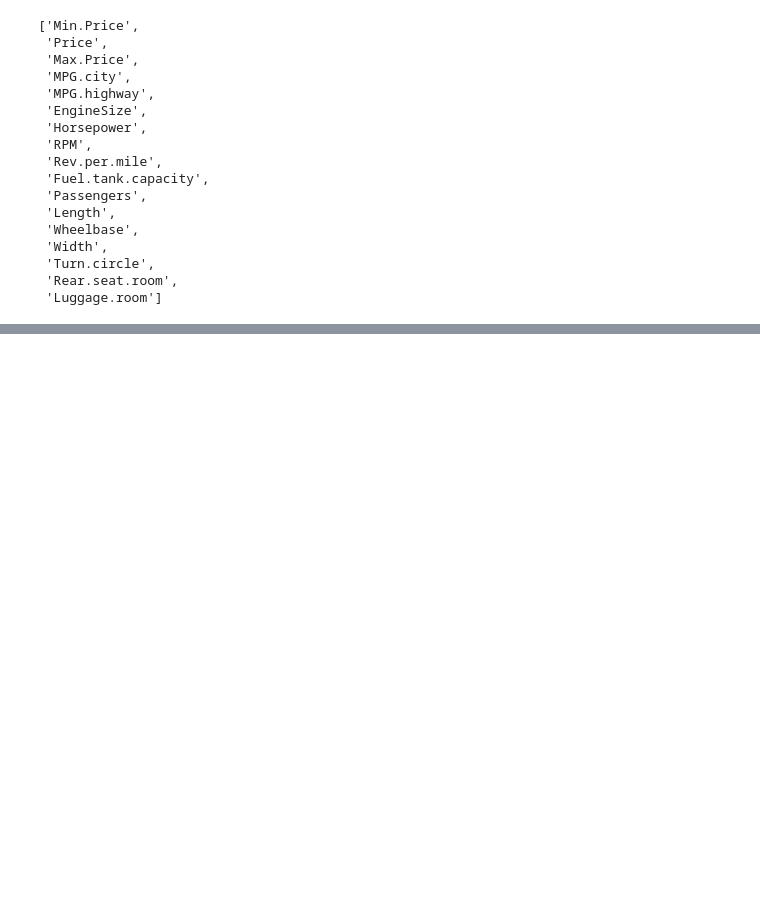
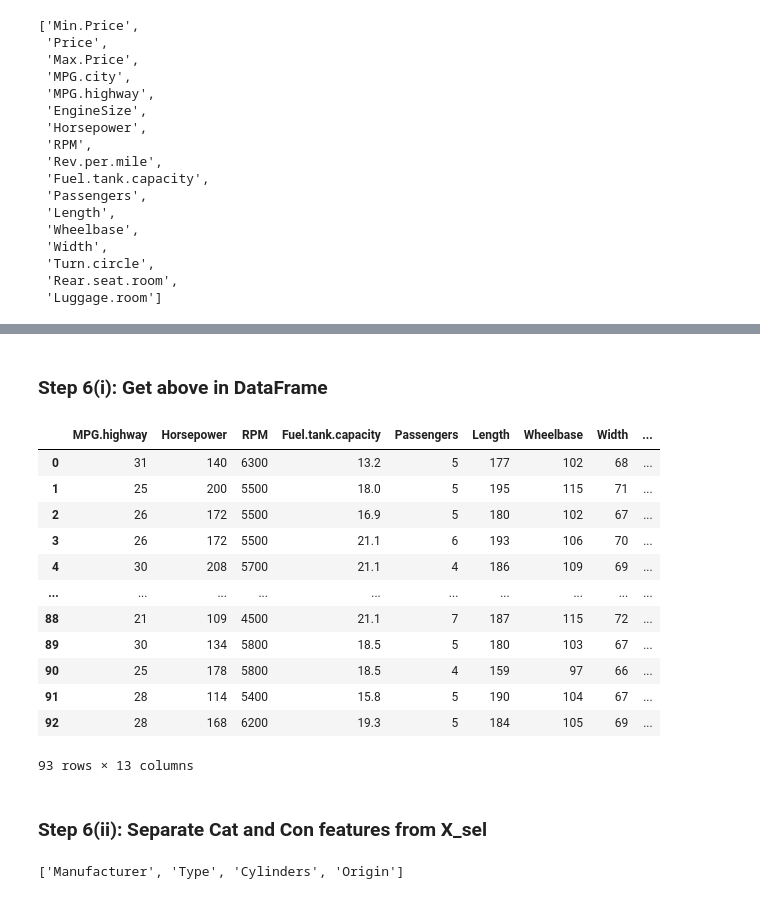
Before and after one commit to DeepikaJ08/ETLHiveML, a Jupyter notebook: Feature Selection/FeatureSelection.ipynb, the cells around one changed output, grey strips where cells are left out. Saved outputs shown, nothing was run; the diff lists cells and outputs as text; code cells hidden in the pictures; blank space fills up the shorter version.

Commit message:
Class 12 & 13 - 11.02-17.02 - Forward Feature Selection

```diff
--- a/Feature Selection/FeatureSelection.ipynb
+++ b/Feature Selection/FeatureSelection.ipynb
@@ -130,0 +134,3 @@ cat_pipe1 =
+# %%
+pre1 = ColumnTransformer([('num', num_pipe1, con),
+                          ('cat', cat_pipe1, cat)]).set_output(transform='pandas')
@@ -130,0 +157,3 @@ cat_pipe1 =
+# %%
+X_pre = pre1.fit_transform(X)
+X_pre.head()
@@ -130,0 +173,6 @@ cat_pipe1 =
+# %%
+lr = LinearRegression()
+sel = SequentialFeatureSelector(lr, direction='forward')
+sel.fit_transform(X_pre, Y)
+sel_cols = sel.get_feature_names_out()
+sel_cols
@@ -130,0 +203,5 @@ cat_pipe1 =
+# %%
+imp_cols = []
+for i in sel_cols:
+    s = i.split('__')[1]
+    imp_cols.append(s)
@@ -130,0 +224,21 @@ cat_pipe1 =
+# %% [markdown]
+### Step 6(i): Get above in DataFrame
+# %%
+X_sel = X[imp_cols]
+X_sel
+# %% [output]
+|  | MPG.highway | Horsepower | RPM | Fuel.tank.capacity | Passengers | Length | Wheelbase | Width | ... |
+| 0 | 31 | 140 | 6300 | 13.2 | 5 | 177 | 102 | 68 | ... |
+| 1 | 25 | 200 | 5500 | 18.0 | 5 | 195 | 115 | 71 | ... |
+| 2 | 26 | 172 | 5500 | 16.9 | 5 | 180 | 102 | 67 | ... |
+| 3 | 26 | 172 | 5500 | 21.1 | 6 | 193 | 106 | 70 | ... |
+| 4 | 30 | 208 | 5700 | 21.1 | 4 | 186 | 109 | 69 | ... |
+| ... | ... | ... | ... | ... | ... | ... | ... | ... | ... |
+| 88 | 21 | 109 | 4500 | 21.1 | 7 | 187 | 115 | 72 | ... |
+| 89 | 30 | 134 | 5800 | 18.5 | 5 | 180 | 103 | 67 | ... |
+| 90 | 25 | 178 | 5800 | 18.5 | 4 | 159 | 97 | 66 | ... |
+| 91 | 28 | 114 | 5400 | 15.8 | 5 | 190 | 104 | 67 | ... |
+| 92 | 28 | 168 | 6200 | 19.3 | 5 | 184 | 105 | 69 | ... |
+93 rows × 13 columns
+# %% [markdown]
+### Step 6(ii): Separate Cat and Con features from X_sel
@@ -130,0 +248,4 @@ cat_pipe1 =
+# %%
+cat_sel
+# %% [output]
+['Manufacturer', 'Type', 'Cylinders', 'Origin']
```
Also changed, not shown: parts of 45 cells of this notebook, 1 other file.
